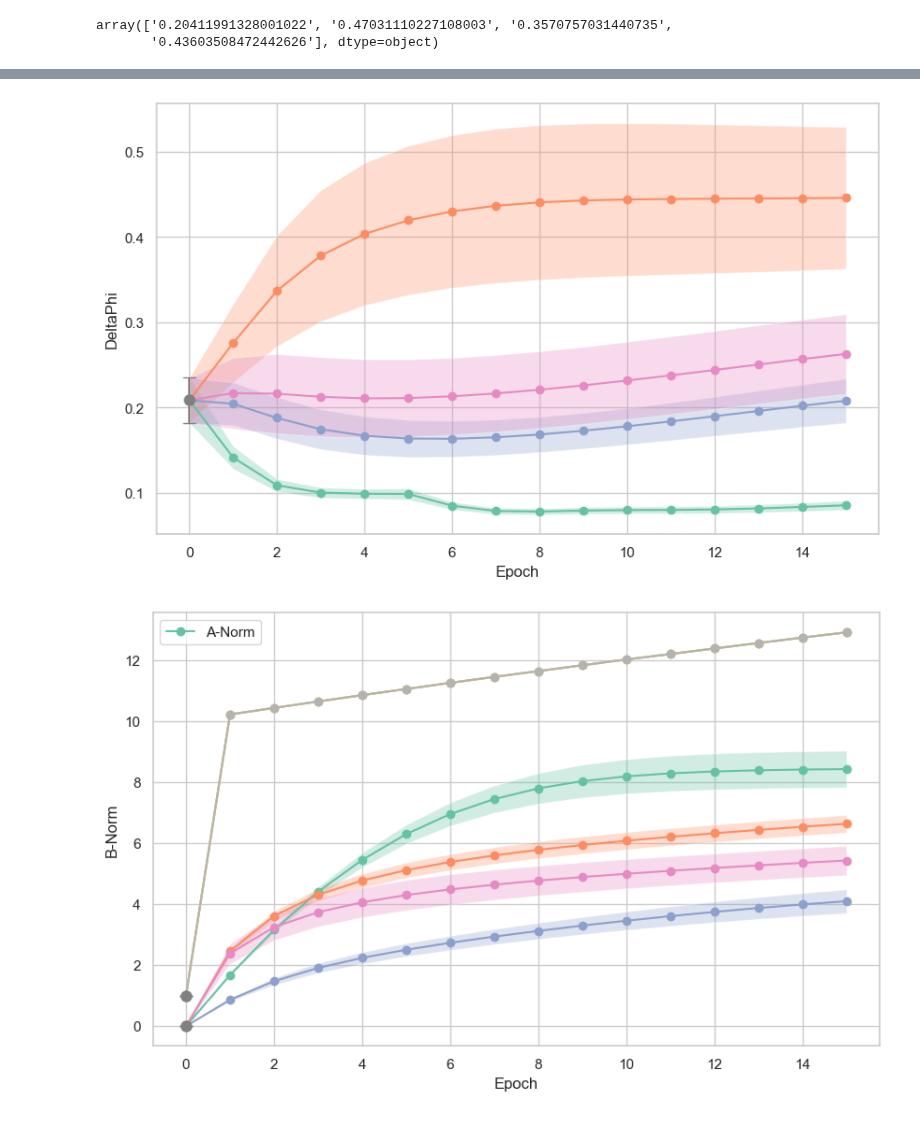
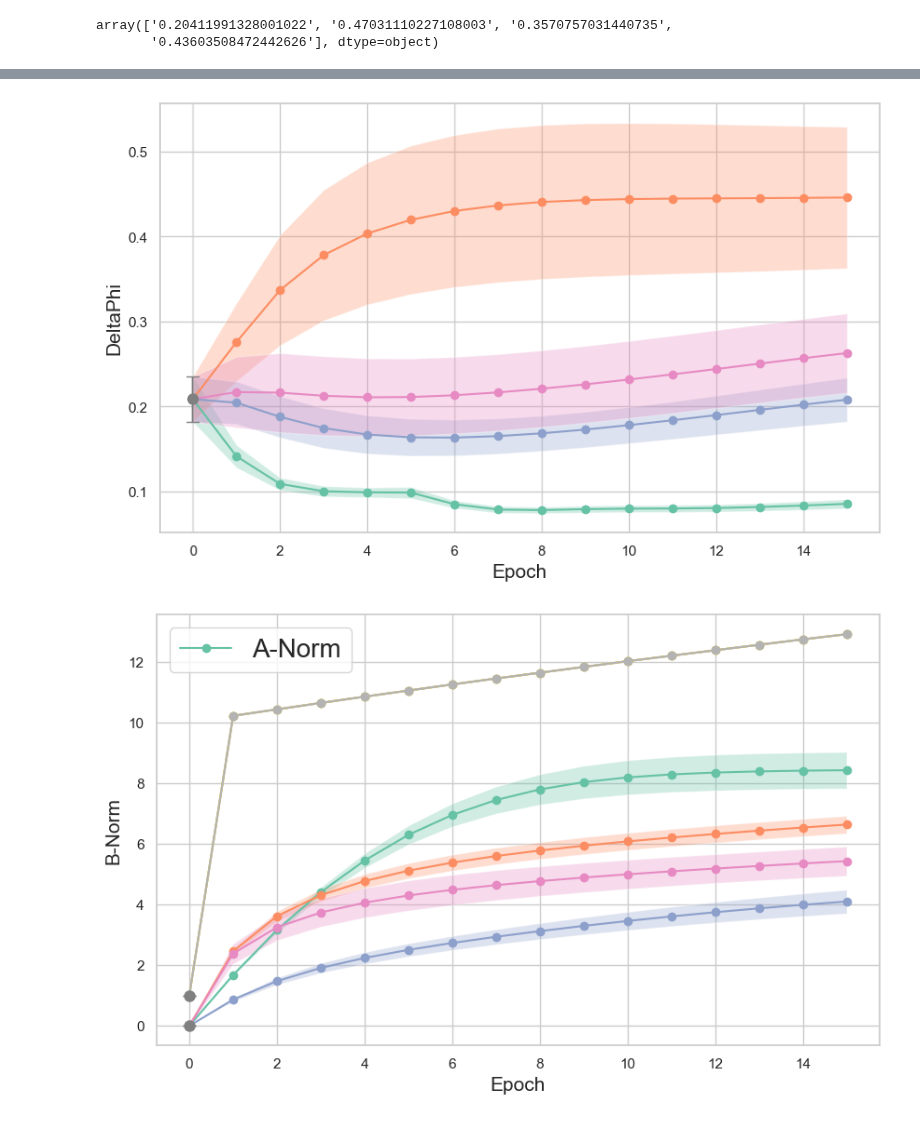
Before and after one commit to Sergio-Ltr/Generalized-Intrinsic-Plasticity, a Jupyter notebook: EXPERIMENTS/CONVERGENCE/ResultsViewer.ipynb, the cells around one changed output, grey strips where cells are left out. Saved outputs shown, nothing was run; the diff lists cells and outputs as text; code cells hidden in the pictures.

```diff
--- a/EXPERIMENTS/CONVERGENCE/ResultsViewer.ipynb
+++ b/EXPERIMENTS/CONVERGENCE/ResultsViewer.ipynb
@@ -234,8 +234,8 @@ def plot_evolution_with_given_initial(attribute_name, initial_mean, initial_std,
                 fmt='o', color='grey', markersize=8, capsize=5, label='_nolegend_')
 
     # Set labels and title
-    plt.xlabel('Epoch')
-    plt.ylabel(columns[attr_idx])
+    plt.xlabel('Epoch', fontsize="15")
+    plt.ylabel(columns[attr_idx], fontsize="15")
 
     # Show legend
     #plt.legend()
@@ -261,7 +261,7 @@ plot_evolution_with_given_initial('B-norm', 0,  0, palette='Set2')
 plot_evolution_with_given_initial('DeltaPhi', init_conditions_df["DeltaPhi"]['mean'],  init_conditions_df["DeltaPhi"]['std'], palette='Set2', scale_std=5)
 ### Scaled by 5
 # %% [output]
-[figure, old version]
+[figure, new version]
 # %%
 import seaborn as sns
 import matplotlib.pyplot as plt
@@ -303,34 +303,34 @@ def plot_evolution_with_given_initial(attributes_info, palette='Set1', scale_std
 
             # Plot from epoch 0
             ax.plot(group['Epoch'], group['mean'], label=f'{attribute_name} - {model_idx}', marker='o')
 
             # Add shaded area for standard deviation
             ax.fill_between(group['Epoch'], group['mean'] - group['std'] / scale_std,
                             group['mean'] + group['std'] / scale_std, alpha=0.3)
 
         # Plot error bar for the initial point
         ax.errorbar(x=grouped_df['Epoch'].iloc[0], y=initial_mean, yerr=initial_std / scale_std,
                     fmt='o', color='grey', markersize=8, capsize=5, label='_nolegend_')
 
     # Set labels and title
-    plt.xlabel('Epoch')
-    plt.ylabel('B-Norm')
+    plt.xlabel('Epoch', fontsize="15")
+    plt.ylabel('B-Norm',  fontsize="15")
 
     # Show legend
 
-    plt.legend(labels=["A-Norm"])
+    plt.legend(labels=["A-Norm"], fontsize=20)
 
     # Show the plot
     plt.show()
 
 # Example usage:
 # Assuming you have defined `columns` somewhere in your code
 # columns = ['Epoch', 'B-Norm', 'A-Norm']  # Assuming 'B-Norm' and 'A-Norm' are your column names
 
 # Define attributes information as a list of tuples (attribute_name, initial_mean, initial_std)
 attributes_info = [('B-norm', 0, 0), ('A-norm', 1, 0)]
 
 # Plot the evolution with given initial values for both attributes
 plot_evolution_with_given_initial(attributes_info, palette='Set2')
 # %% [output]
-[figure, old version]
+[figure, new version]
```
Also changed, not shown: parts of 4 cells of this notebook, 7 other files.
